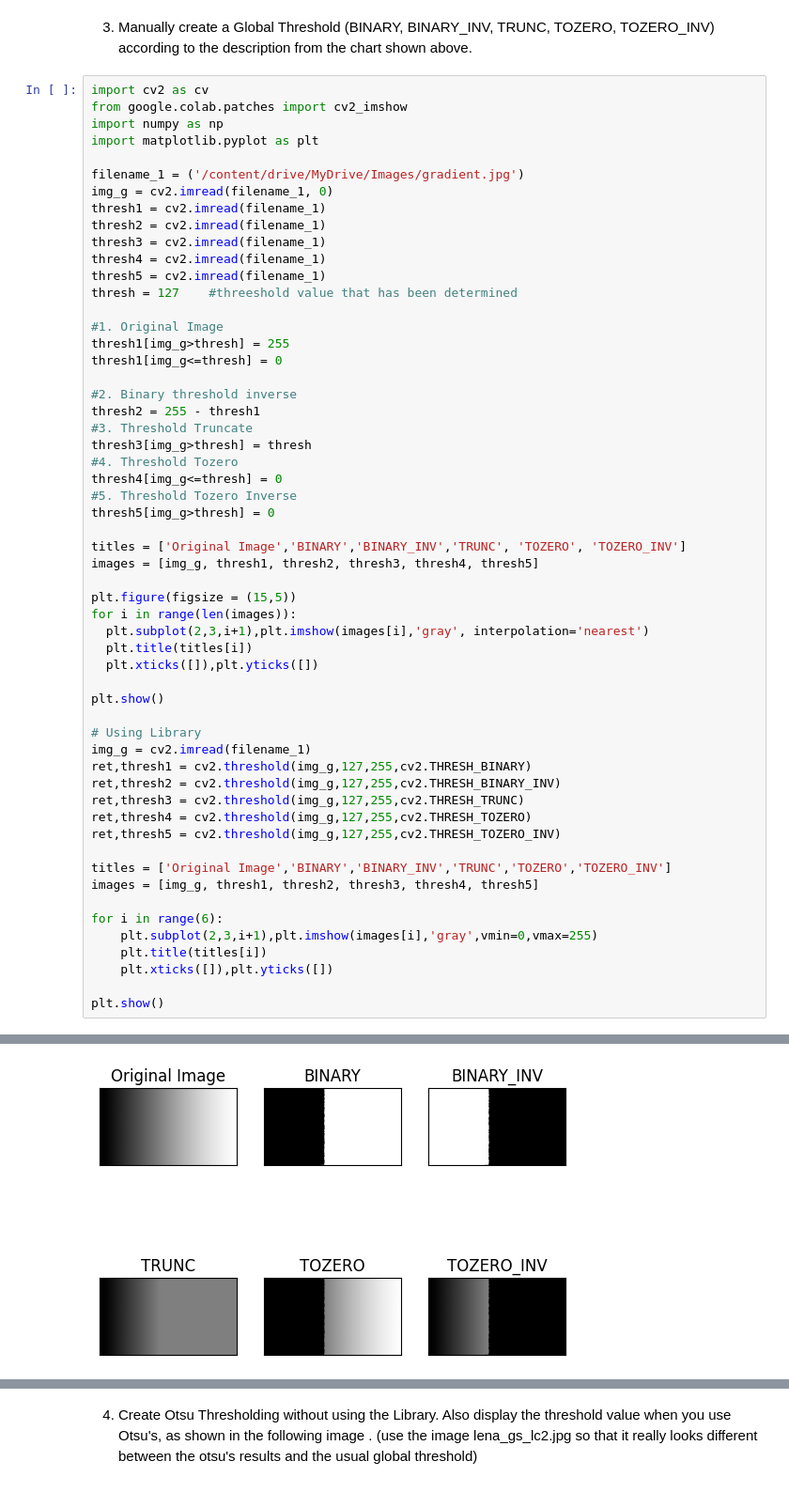
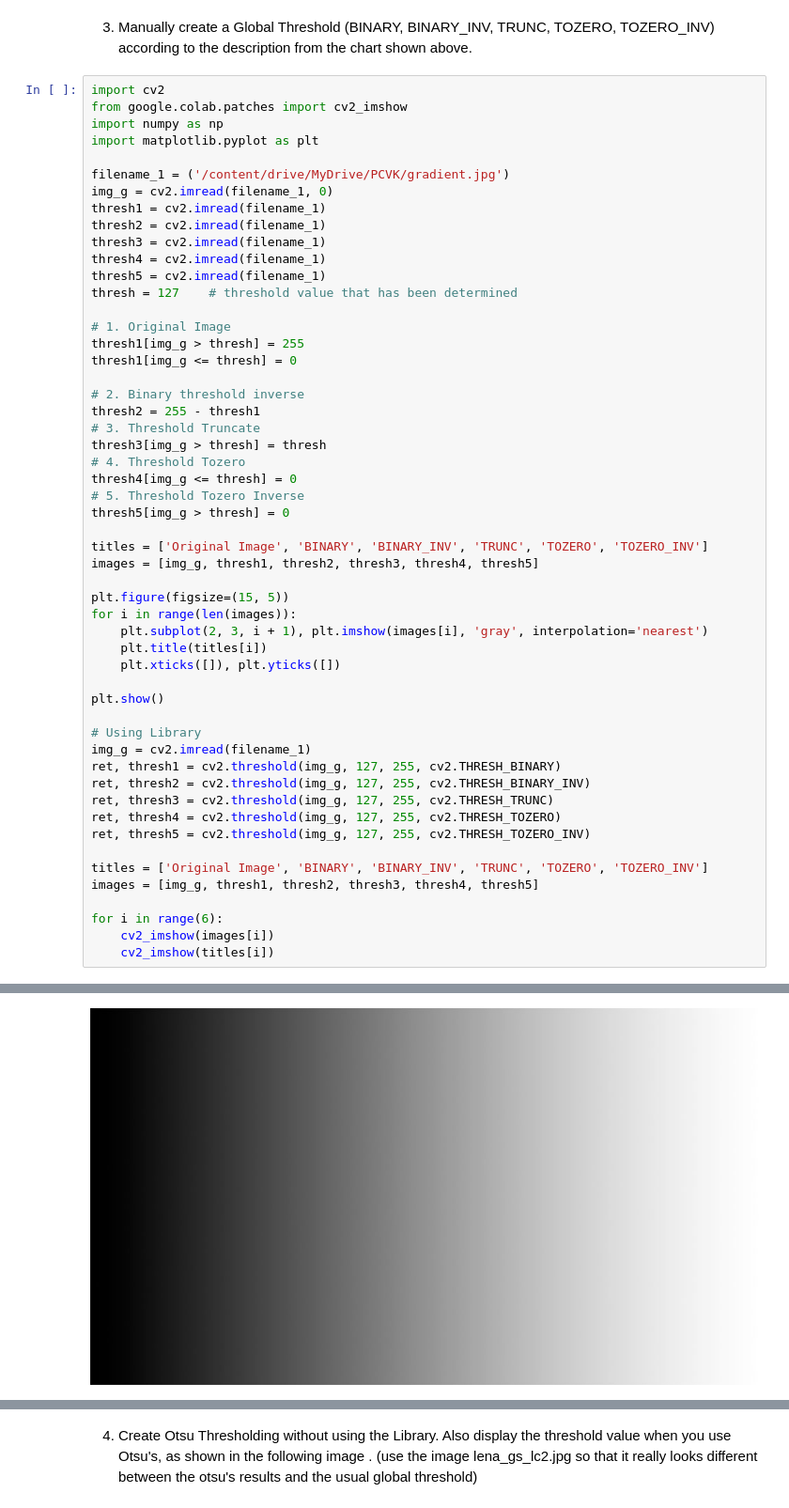
Before and after one commit to hizafioramahardika/PCVK_Genap_2021, a Jupyter notebook: Week10_Hiza.ipynb, the cells around one changed output, grey strips where cells are left out. Shown at 94% size. Saved outputs shown, nothing was run; the diff lists cells and outputs as text.

```diff
--- a/Week10_Hiza.ipynb
+++ b/Week10_Hiza.ipynb
@@ -32,61 +31,58 @@ from matplotlib import pyplot as plt
 # %% [markdown]
 3. Manually create a Global Threshold (BINARY, BINARY_INV, TRUNC, TOZERO, TOZERO_INV) according to the description from the chart shown above.
 # %%
-import cv2 as cv
+import cv2
 from google.colab.patches import cv2_imshow
 import numpy as np
 import matplotlib.pyplot as plt
 
-filename_1 = ('/content/drive/MyDrive/Images/gradient.jpg')
+filename_1 = ('/content/drive/MyDrive/PCVK/gradient.jpg')
 img_g = cv2.imread(filename_1, 0)
 thresh1 = cv2.imread(filename_1)
 thresh2 = cv2.imread(filename_1)
 thresh3 = cv2.imread(filename_1)
 thresh4 = cv2.imread(filename_1)
 thresh5 = cv2.imread(filename_1)
-thresh = 127    #threeshold value that has been determined
+thresh = 127    # threshold value that has been determined
 
-#1. Original Image
-thresh1[img_g>thresh] = 255
-thresh1[img_g<=thresh] = 0
+# 1. Original Image
+thresh1[img_g > thresh] = 255
+thresh1[img_g <= thresh] = 0
 
-#2. Binary threshold inverse
+# 2. Binary threshold inverse
 thresh2 = 255 - thresh1
-#3. Threshold Truncate
-thresh3[img_g>thresh] = thresh
-#4. Threshold Tozero
-thresh4[img_g<=thresh] = 0
-#5. Threshold Tozero Inverse
-thresh5[img_g>thresh] = 0
+# 3. Threshold Truncate
+thresh3[img_g > thresh] = thresh
+# 4. Threshold Tozero
+thresh4[img_g <= thresh] = 0
+# 5. Threshold Tozero Inverse
+thresh5[img_g > thresh] = 0
 
-titles = ['Original Image','BINARY','BINARY_INV','TRUNC', 'TOZERO', 'TOZERO_INV']
+titles = ['Original Image', 'BINARY', 'BINARY_INV', 'TRUNC', 'TOZERO', 'TOZERO_INV']
 images = [img_g, thresh1, thresh2, thresh3, thresh4, thresh5]
 
-plt.figure(figsize = (15,5))
+plt.figure(figsize=(15, 5))
 for i in range(len(images)):
-  plt.subplot(2,3,i+1),plt.imshow(images[i],'gray', interpolation='nearest')
-  plt.title(titles[i])
-  plt.xticks([]),plt.yticks([])
+    plt.subplot(2, 3, i + 1), plt.imshow(images[i], 'gray', interpolation='nearest')
+    plt.title(titles[i])
+    plt.xticks([]), plt.yticks([])
 
 plt.show()
 
 # Using Library
 img_g = cv2.imread(filename_1)
-ret,thresh1 = cv2.threshold(img_g,127,255,cv2.THRESH_BINARY)
-ret,thresh2 = cv2.threshold(img_g,127,255,cv2.THRESH_BINARY_INV)
-ret,thresh3 = cv2.threshold(img_g,127,255,cv2.THRESH_TRUNC)
-ret,thresh4 = cv2.threshold(img_g,127,255,cv2.THRESH_TOZERO)
-ret,thresh5 = cv2.threshold(img_g,127,255,cv2.THRESH_TOZERO_INV)
+ret, thresh1 = cv2.threshold(img_g, 127, 255, cv2.THRESH_BINARY)
+ret, thresh2 = cv2.threshold(img_g, 127, 255, cv2.THRESH_BINARY_INV)
+ret, thresh3 = cv2.threshold(img_g, 127, 255, cv2.THRESH_TRUNC)
+ret, thresh4 = cv2.threshold(img_g, 127, 255, cv2.THRESH_TOZERO)
+ret, thresh5 = cv2.threshold(img_g, 127, 255, cv2.THRESH_TOZERO_INV)
 
-titles = ['Original Image','BINARY','BINARY_INV','TRUNC','TOZERO','TOZERO_INV']
+titles = ['Original Image', 'BINARY', 'BINARY_INV', 'TRUNC', 'TOZERO', 'TOZERO_INV']
 images = [img_g, thresh1, thresh2, thresh3, thresh4, thresh5]
 
 for i in range(6):
-    plt.subplot(2,3,i+1),plt.imshow(images[i],'gray',vmin=0,vmax=255)
-    plt.title(titles[i])
-    plt.xticks([]),plt.yticks([])
-
-plt.show()
+    cv2_imshow(images[i])
+    cv2_imshow(titles[i])
 # %% [output]
 [figure]
-[figure, old version]
+[figure, new version]
```
Also changed, not shown: parts of 11 cells of this notebook.
